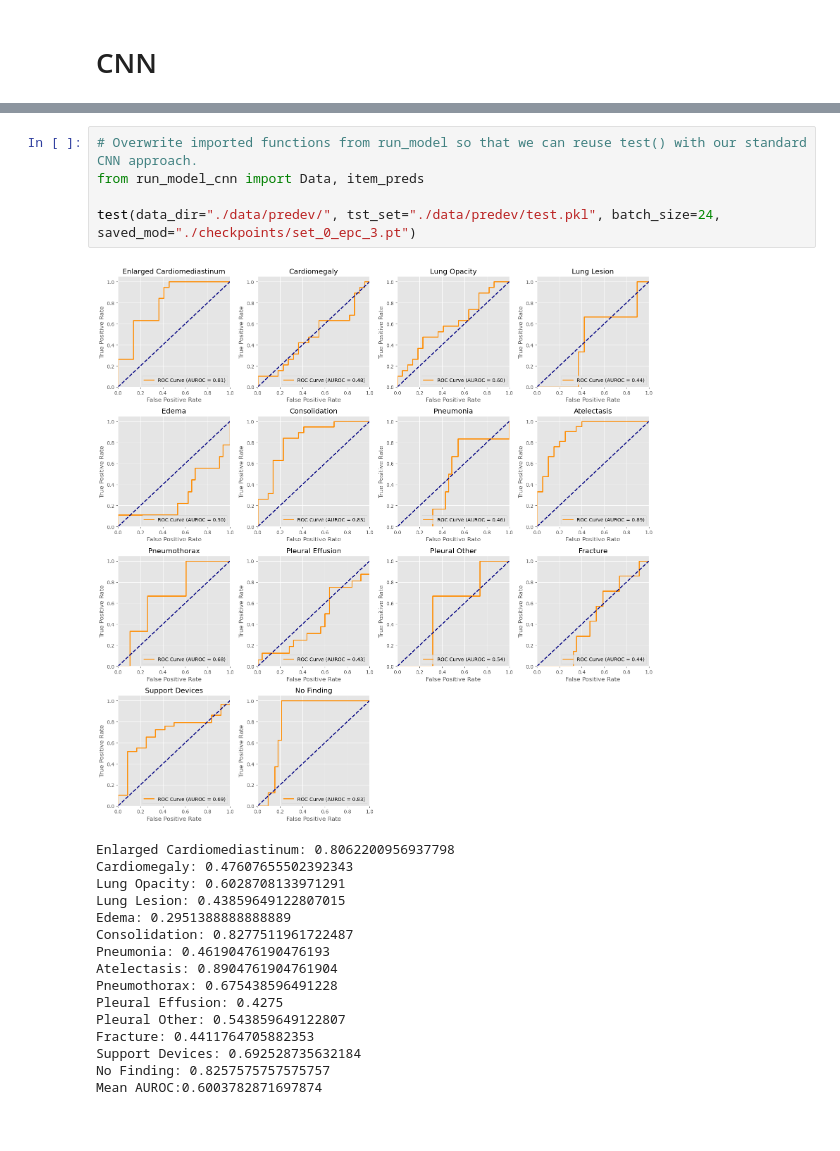
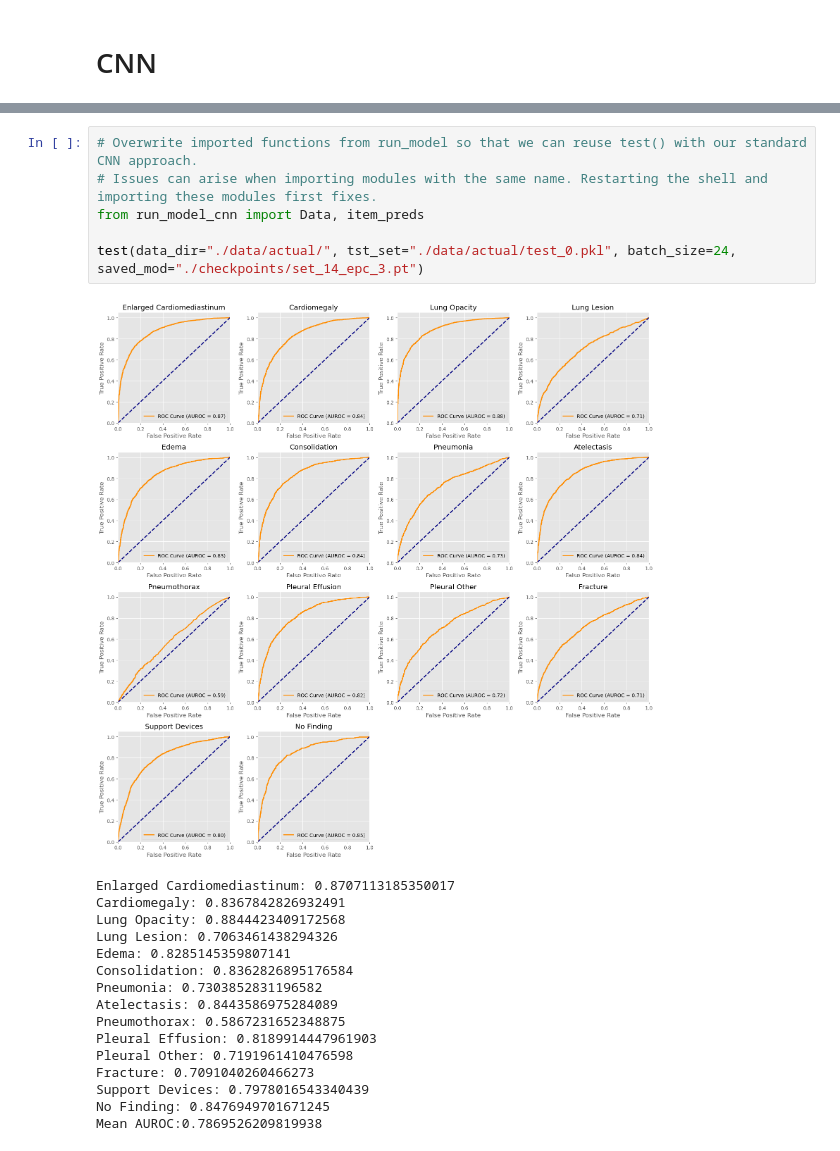
Before and after one commit to Achan40/multimodal-class-acv, a Jupyter notebook: metrics_and_performance.ipynb, the cells around one changed output, grey strips where cells are left out. Drawn from its saved outputs; the diff is of its cells as text.

```diff
--- a/metrics_and_performance.ipynb
+++ b/metrics_and_performance.ipynb
@@ -253,22 +255,23 @@ df_cnn[df_cnn['val_loss'] == df_cnn['val_loss'].min()]
 # %%
 # Overwrite imported functions from run_model so that we can reuse test() with our standard CNN approach.
+# Issues can arise when importing modules with the same name. Restarting the shell and importing these modules first fixes.
 from run_model_cnn import Data, item_preds
 
-test(data_dir="./data/predev/", tst_set="./data/predev/test.pkl", batch_size=24, saved_mod="./checkpoints/set_0_epc_3.pt")
+test(data_dir="./data/actual/", tst_set="./data/actual/test_0.pkl", batch_size=24, saved_mod="./checkpoints/set_14_epc_3.pt")
 # %% [output]
-[figure, old version]
+[figure, new version]
-Enlarged Cardiomediastinum: 0.8062200956937798
-Cardiomegaly: 0.47607655502392343
-Lung Opacity: 0.6028708133971291
-Lung Lesion: 0.43859649122807015
-Edema: 0.2951388888888889
-Consolidation: 0.8277511961722487
-Pneumonia: 0.46190476190476193
-Atelectasis: 0.8904761904761904
-Pneumothorax: 0.675438596491228
-Pleural Effusion: 0.4275
-Pleural Other: 0.543859649122807
-Fracture: 0.4411764705882353
-Support Devices: 0.692528735632184
-No Finding: 0.8257575757575757
-Mean AUROC:0.6003782871697874
+Enlarged Cardiomediastinum: 0.8707113185350017
+Cardiomegaly: 0.8367842826932491
+Lung Opacity: 0.8844423409172568
+Lung Lesion: 0.7063461438294326
+Edema: 0.8285145359807141
+Consolidation: 0.8362826895176584
+Pneumonia: 0.7303852831196582
+Atelectasis: 0.8443586975284089
+Pneumothorax: 0.5867231652348875
+Pleural Effusion: 0.8189914447961903
+Pleural Other: 0.7191961410476598
+Fracture: 0.7091040260466273
+Support Devices: 0.7978016543340439
+No Finding: 0.8476949701671245
+Mean AUROC:0.7869526209819938
```
Also changed, not shown: parts of 4 cells of this notebook, 1 other file.
